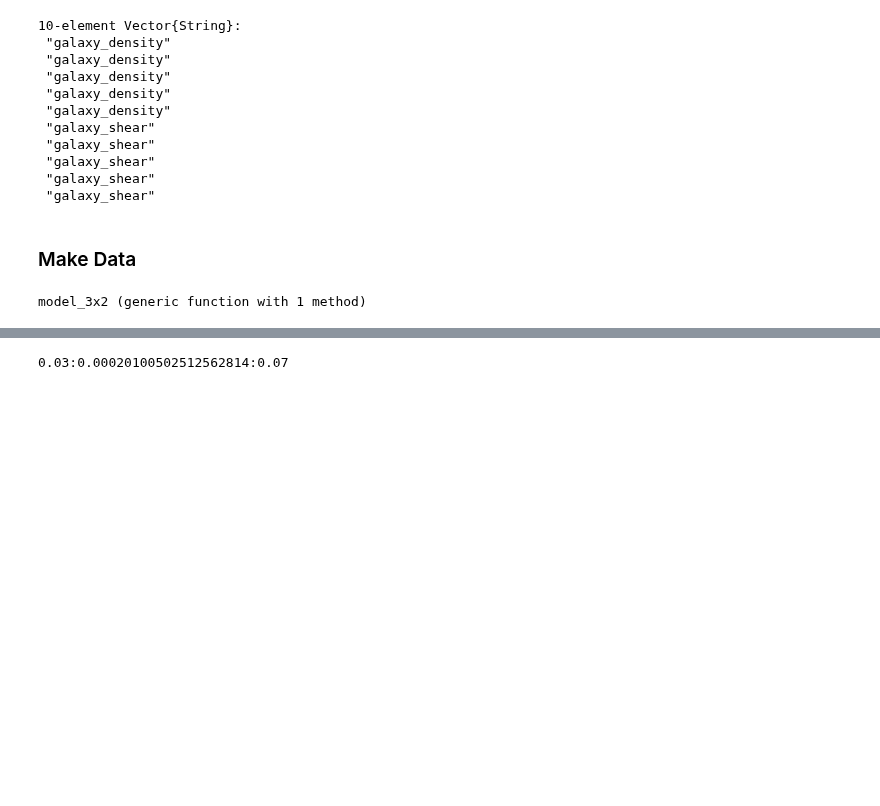
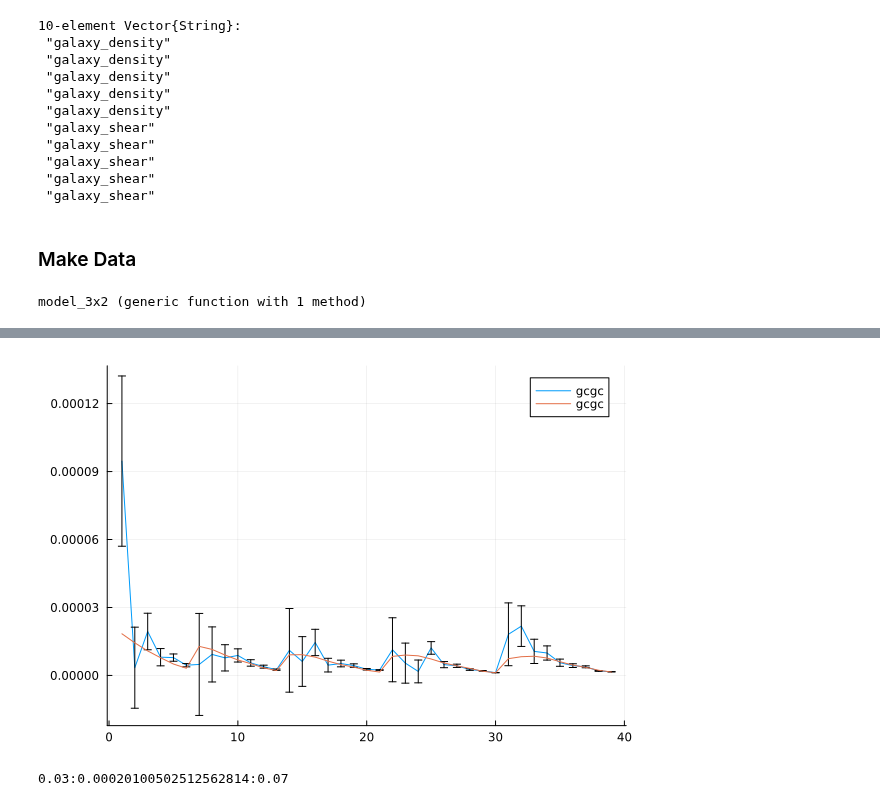
Before and after one commit to JaimeRZP/3x2_analytical, a Jupyter notebook: make_data.ipynb, the cells around one changed output, grey strips where cells are left out. Drawn from its saved outputs; the diff is of its cells as text; code cells hidden in the pictures; blank space fills up the shorter version.

Commit message:
real data runs

```diff
--- a/make_data.ipynb
+++ b/make_data.ipynb
@@ -359,3 +379,8 @@ Xi2_3x2 = 1.0596275662265249 494.84607342778713
+# %%
+plot(meta_gcgc.data, yerr=sqrt.(diag(meta_gcgc.cov)), label="gcgc")
+plot!(t_gcgc, label="gcgc")
+# %% [output]
+[figure, added]
 # %%
 npzwrite("data/CosmoDC2/theories.npz",
     t_wlwl=t_wlwl,
```
Also changed, not shown: parts of 5 cells of this notebook, 6 other files.
